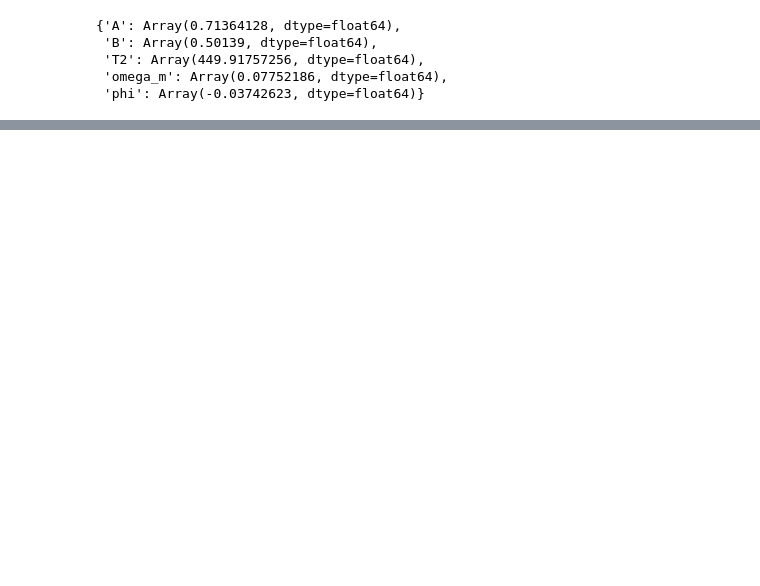
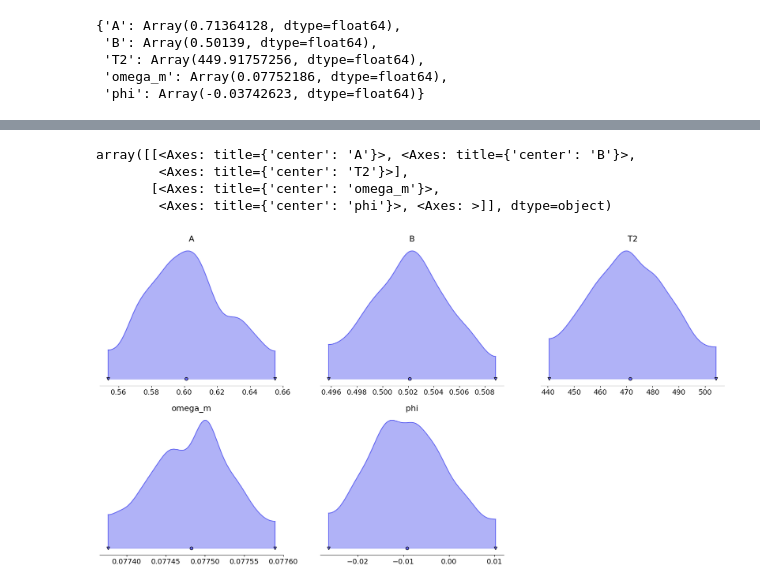
Before and after one commit to PorametPat/inspeqtor, a Jupyter notebook: docs/tutorials/tutorial_0005_ramsey_experiment.ipynb, the cells around one changed output, grey strips where cells are left out. Saved outputs shown, nothing was run; the diff lists cells and outputs as text; code cells hidden in the pictures; blank space fills up the shorter version.

```diff
--- a/docs/tutorials/tutorial_0005_ramsey_experiment.ipynb
+++ b/docs/tutorials/tutorial_0005_ramsey_experiment.ipynb
@@ -410,0 +434,29 @@ optimized_param
+# %%
+def probabilistic_model(t_eval, observed: None = None):
+    A = numpyro.sample("A", numpyro.distributions.Normal(0.8, 0.05))
+    B = numpyro.sample("B", numpyro.distributions.Normal(0.5, 0.05))
+    omega_m = numpyro.sample(
+        "omega_m",
+        numpyro.distributions.Normal(jnp.pi * qubit_info.frequency * 0.005, 0.001),
+    )
+    T2 = numpyro.sample("T2", numpyro.distributions.Normal(500.0, 20.))
+    phi = numpyro.sample("phi", numpyro.distributions.Normal(0.0, 0.01))
+
+    predicted = exponential_decay_cosine_model(t_eval, A, B, omega_m, T2, phi)
+
+    numpyro.sample(
+        "population",
+        numpyro.distributions.TruncatedNormal(predicted, 0.05, low=0.0, high=1.0),  # type: ignore
+        obs=observed,
+    )
+
+
+mcmc = MCMC(NUTS(probabilistic_model, init_strategy=init_to_sample), num_warmup=1000, num_samples=1000)
+mcmc.run(jax.random.key(0), t_range, sq.utils.expectation_value_to_prob_minus(expval_z))
+
+samples = mcmc.get_samples()
+population_samples = Predictive(
+    probabilistic_model, posterior_samples=samples, num_samples=1000
+)(jax.random.key(0), t_range)["population"]
+
+mcmc.print_summary()
@@ -410,0 +506,12 @@ optimized_param
+# %%
+import arviz
+
+arviz.plot_density(
+    samples, shade=0.5, hdi_markers="v", hdi_prob=0.95, colors=sq.utils.colors.blue
+)
+# %% [output]
+array([[<Axes: title={'center': 'A'}>, <Axes: title={'center': 'B'}>,
+        <Axes: title={'center': 'T2'}>],
+       [<Axes: title={'center': 'omega_m'}>,
+        <Axes: title={'center': 'phi'}>, <Axes: >]], dtype=object)
+[figure, added]
```
Also changed, not shown: parts of 11 cells of this notebook, 25 other files.
